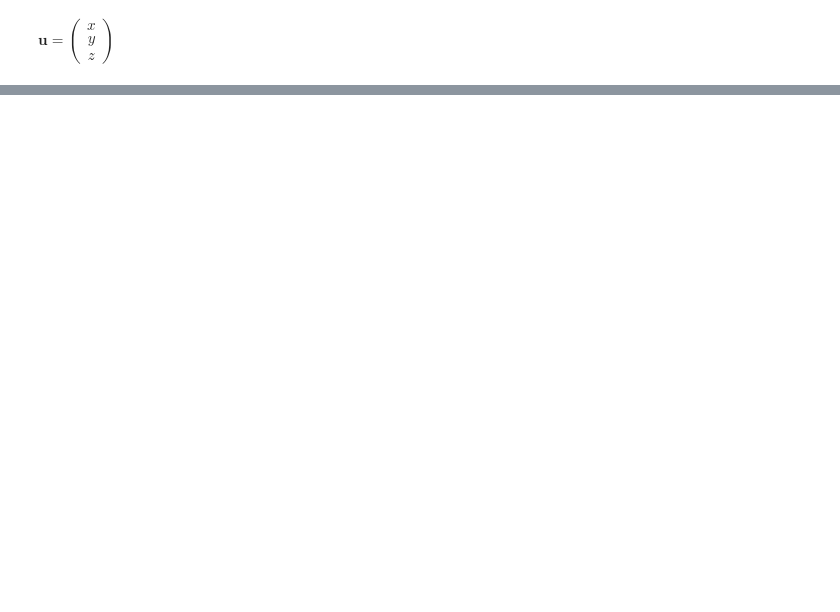
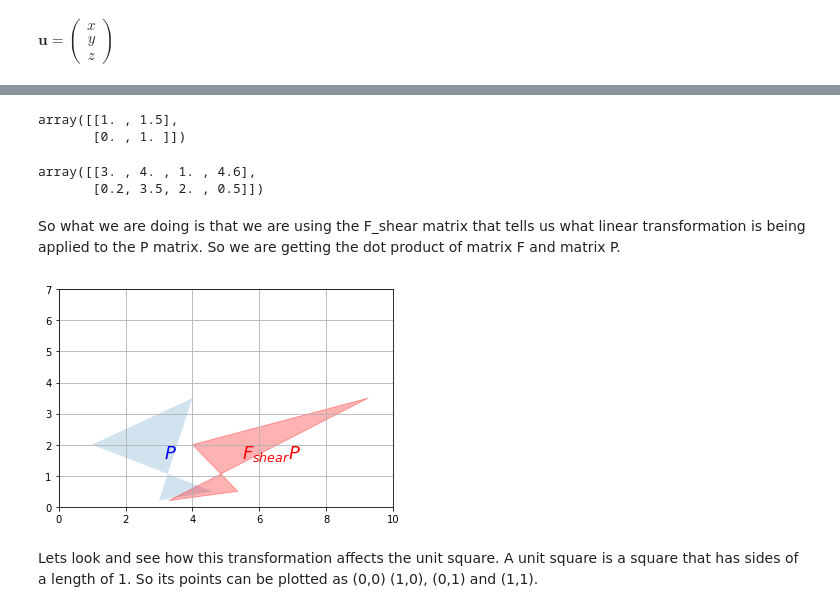
Before and after one commit to CamWheeler135/homework, a Jupyter notebook: Hands_On_Machine_Learning/Maths/Linear Algebra.ipynb, the cells around one changed output, grey strips where cells are left out. Cells and saved outputs as stored; diff of their text form; code cells hidden in the pictures; blank space fills up the shorter version.

```diff
--- a/Hands_On_Machine_Learning/Maths/Linear Algebra.ipynb
+++ b/Hands_On_Machine_Learning/Maths/Linear Algebra.ipynb
@@ -1541,0 +1573,26 @@ $F = \begin{bmatrix}
+# %%
+F_shear = np.array([
+        [1, 1.5],
+        [0, 1]
+    ])
+# %%
+F_shear
+# %% [output]
+array([[1. , 1.5],
+       [0. , 1. ]])
+# %%
+P
+# %% [output]
+array([[3. , 4. , 1. , 4.6],
+       [0.2, 3.5, 2. , 0.5]])
+# %% [markdown]
+So what we are doing is that we are using the F_shear matrix that tells us what linear transformation is being applied to the P matrix. So we are getting the dot product of matrix F and matrix P.
+# %%
+# so we are applying this F matrix to the P matrix
+plot_transformation(P, F_shear.dot(P), "$P$", "$F_{shear} P$",
+                    axis=[0, 10, 0, 7])
+plt.show()
+# %% [output]
+[figure, added]
+# %% [markdown]
+Lets look and see how this transformation affects the unit square. A unit square is a square that has sides of a length of 1. So its points can be plotted as (0,0) (1,0), (0,1) and (1,1).
```
Also changed, not shown: parts of 109 cells of this notebook.
